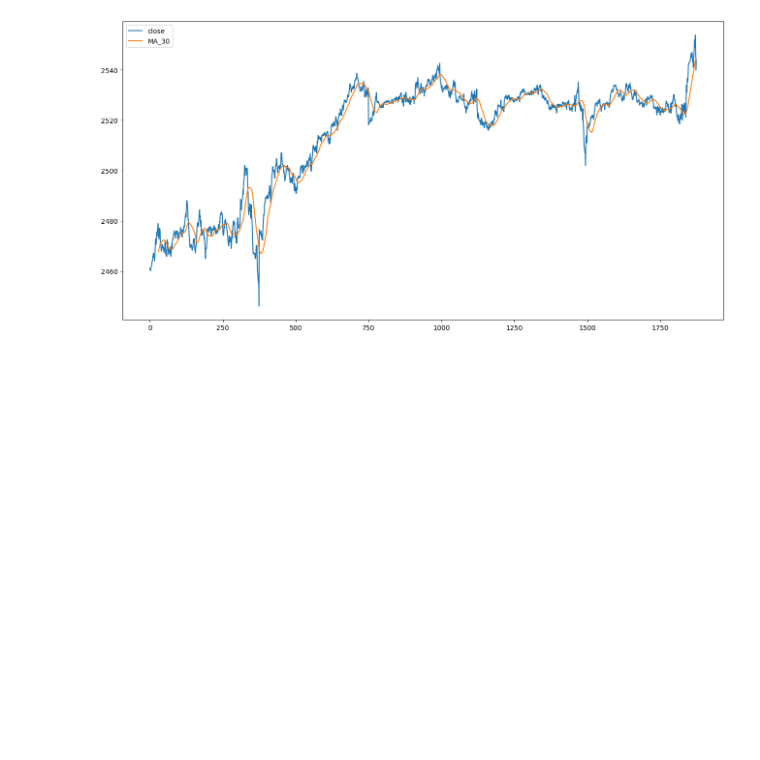
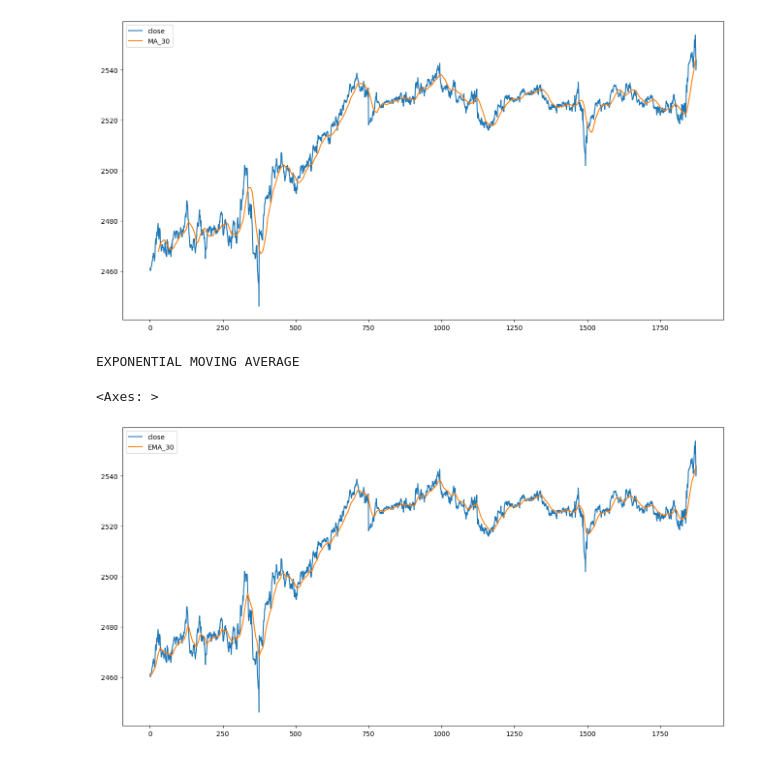
Before and after one commit to yashmittal-ym/algotrading, a Jupyter notebook: get_data.ipynb, the cells around one changed output. Cells and saved outputs as stored; diff of their text form; code cells hidden in the pictures; blank space fills up the shorter version.

```diff
--- a/get_data.ipynb
+++ b/get_data.ipynb
@@ -80,3 +80,29 @@ stock_ma_df[['close', 'MA_30']].plot(
 MOVING AVERAGE
 <Axes: >
 [figure]
+# %%
+def EMA(df, n):
+    # 'ewm' stands for Exponential Weighted Moving. It is used to calculate the exponential weighted moving average of a series.
+    # 'span=n' specifies the window size for the moving average calculation.
+    # 'adjust=False' makes the calculation more 'responsive' by placing more weight on recent observations.
+    EMA = pd.Series(df['close'].ewm(span=n, adjust=False).mean(), name = 'EMA_' + str(n))
+    df = df.join(EMA)
+    return df
+# %%
+# Printing the Moving Average
+print("EXPONENTIAL MOVING AVERAGE")
+stock_ma_df = EMA(stock_price_df, 30)
+# print(stock_ma_df)
+
+plt.style.use('default')
+
+# %matplotlib inline: only draw static
+# images in the notebook
+%matplotlib inline
+
+stock_ma_df[['close', 'EMA_30']].plot(
+  label='Reliance', figsize=(16, 8))
+# %% [output]
+EXPONENTIAL MOVING AVERAGE
+<Axes: >
+[figure, added]
```
